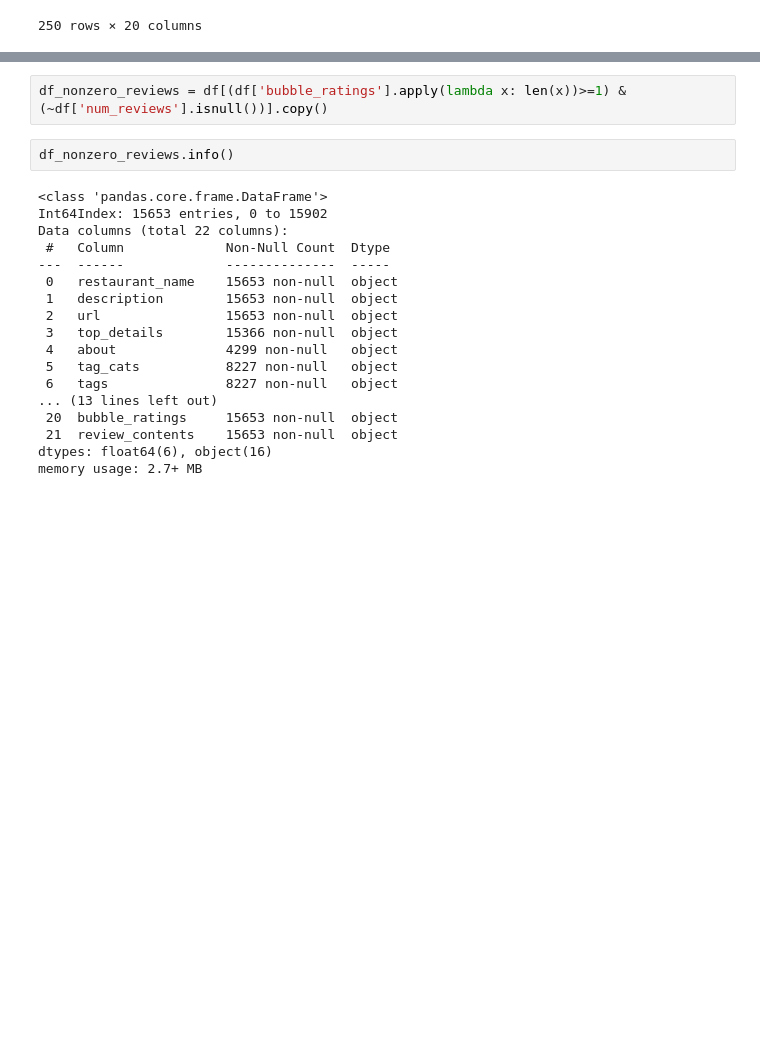
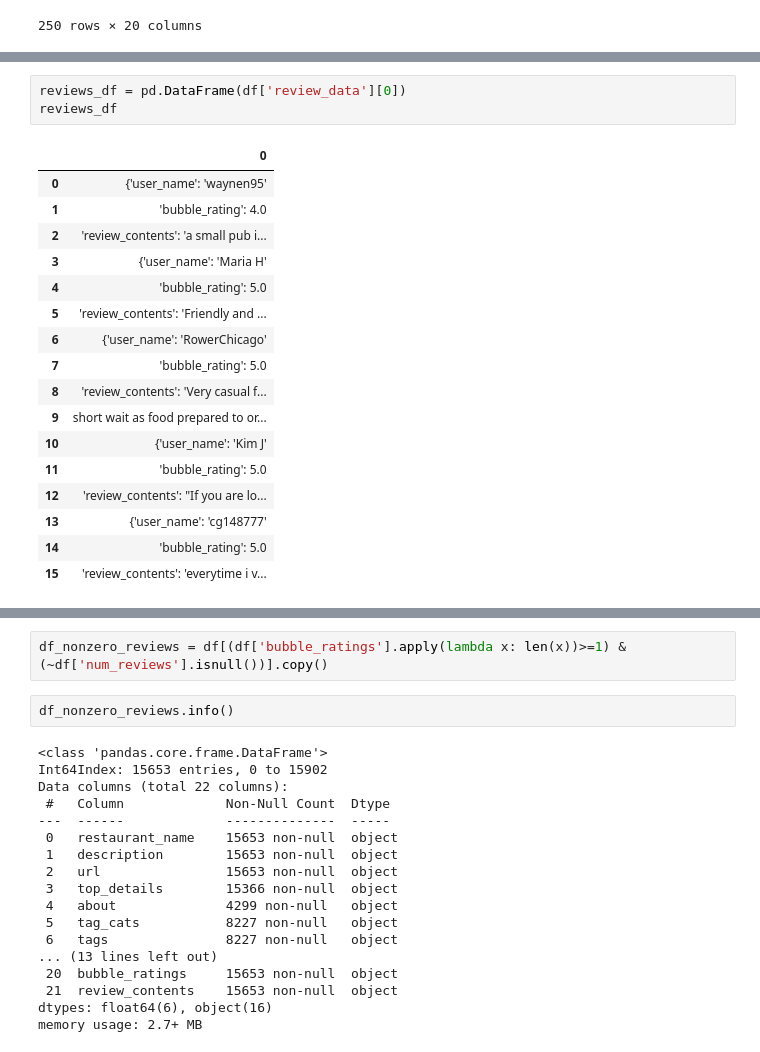
Before and after one commit to chelseanbr/hon-eats-recommender, a Jupyter notebook: eda.ipynb, the cells around one changed output, grey strips where cells are left out. Cells and saved outputs as stored; diff of their text form; blank space fills up the shorter version.

```diff
--- a/eda.ipynb
+++ b/eda.ipynb
@@ -118 +155,22 @@ df[df['num_reviews'].isnull()]
+# %%
+reviews_df = pd.DataFrame(df['review_data'][0])
+reviews_df
+# %% [output]
+|  | 0 |
+| 0 | {'user_name': 'waynen95' |
+| 1 | 'bubble_rating': 4.0 |
+| 2 | 'review_contents': 'a small pub i... |
+| 3 | {'user_name': 'Maria H' |
+| 4 | 'bubble_rating': 5.0 |
+| 5 | 'review_contents': 'Friendly and ... |
+| 6 | {'user_name': 'RowerChicago' |
+| 7 | 'bubble_rating': 5.0 |
+| 8 | 'review_contents': 'Very casual f... |
+| 9 | short wait as food prepared to or... |
+| 10 | {'user_name': 'Kim J' |
+| 11 | 'bubble_rating': 5.0 |
+| 12 | 'review_contents': "If you are lo... |
+| 13 | {'user_name': 'cg148777' |
+| 14 | 'bubble_rating': 5.0 |
+| 15 | 'review_contents': 'everytime i v... |
 # %%
```
Also changed, not shown: parts of 8 cells of this notebook.
